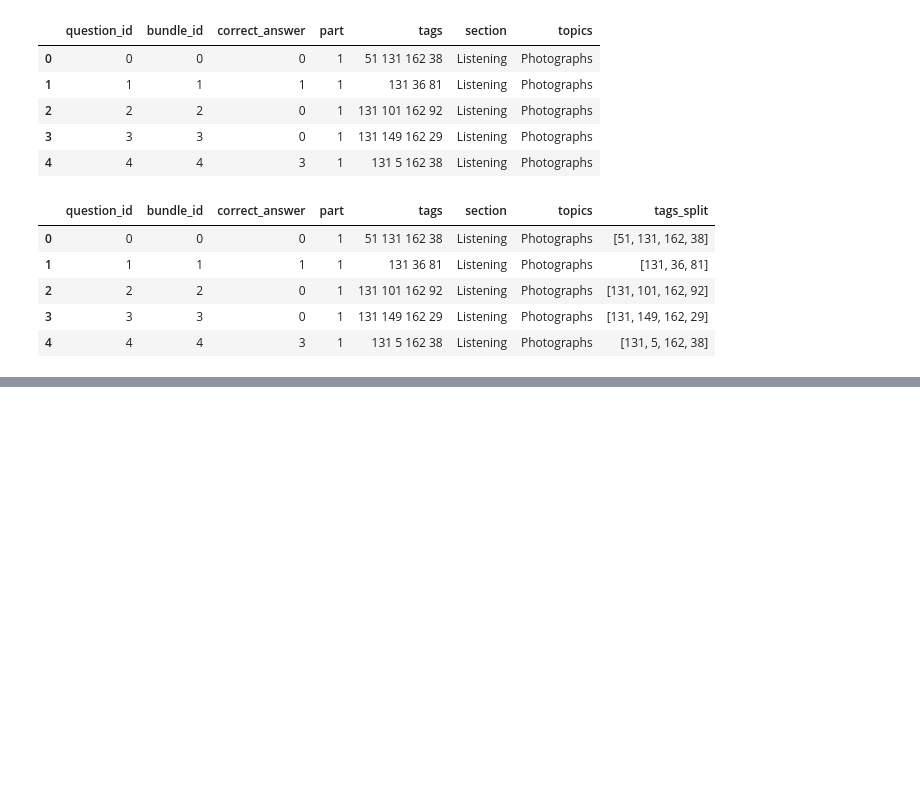
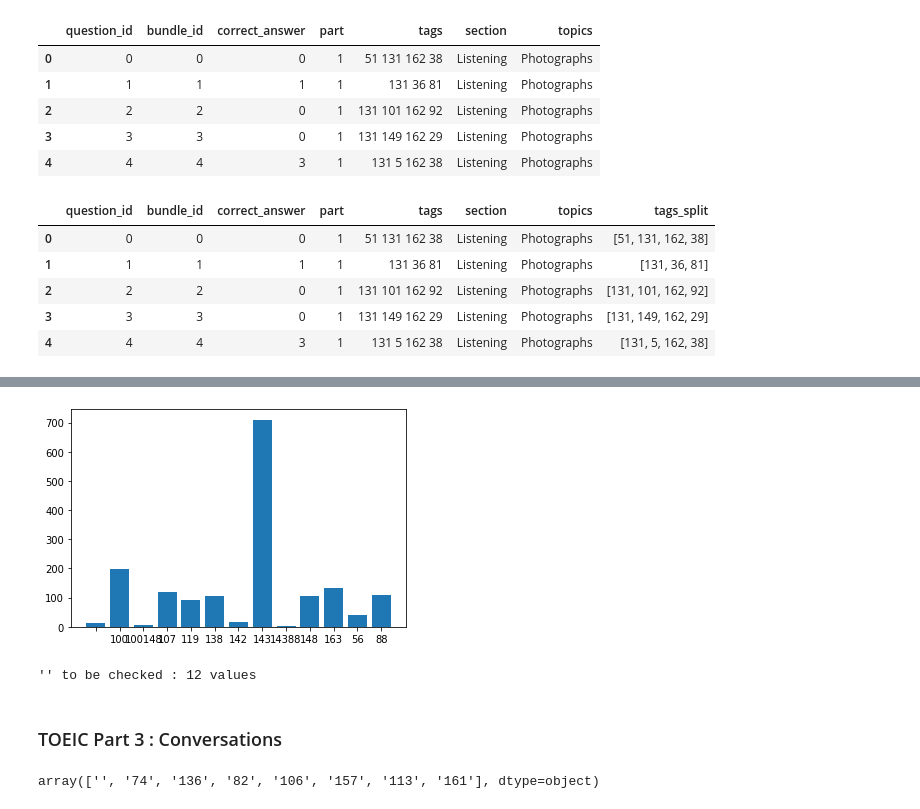
Before and after one commit to YohannD/riiid_final_project, a Jupyter notebook: notebooks/tags-exploration.ipynb, the cells around one changed output, grey strips where cells are left out. Saved outputs shown, nothing was run; the diff lists cells and outputs as text; code cells hidden in the pictures; blank space fills up the shorter version.

```diff
--- a/notebooks/tags-exploration.ipynb
+++ b/notebooks/tags-exploration.ipynb
@@ -82,0 +82,8 @@ Name: tags_split, Length: 13523, dtype: object
+# %%
+def tag_question_response(tags):
+    question_response = ['56','88','100','107','119','138','142','143','148','163']
+    return ''.join([tag for tag in tags if tag in question_response])
+# %%
+df_questions['tags_question_response'] = df_questions.loc[(df_questions.topics=='Question/Response')]['tags_split'].apply(tag_question_response)
+# %%
+df_questions['tags_question_response'] = df_questions['tags_question_response'].fillna('')
@@ -82,0 +95,16 @@ Name: tags_split, Length: 13523, dtype: object
+# %%
+tags_quest_resp_unique, tags_quest_resp_counts = np.unique(df_questions[df_questions.topics=='Question/Response']['tags_question_response'], return_counts=True)
+
+dict_2 = dict(zip(tags_quest_resp_unique, tags_quest_resp_counts))
+
+plt.bar(range(len(dict_2)), list(dict_2.values()), align='center')
+plt.xticks(range(len(dict_2)), list(dict_2.keys()))
+plt.show()
+# %% [output]
+[figure, added]
+# %%
+print("'' to be checked :", dict_2[''], 'values')
+# %% [output]
+'' to be checked : 12 values
+# %% [markdown]
+### TOEIC Part 3 : Conversations
@@ -82,0 +119,4 @@ Name: tags_split, Length: 13523, dtype: object
+# %%
+df_questions['tags_conversations'].unique()
+# %% [output]
+array(['', '74', '136', '82', '106', '157', '113', '161'], dtype=object)
```
Also changed, not shown: parts of 68 cells of this notebook.
